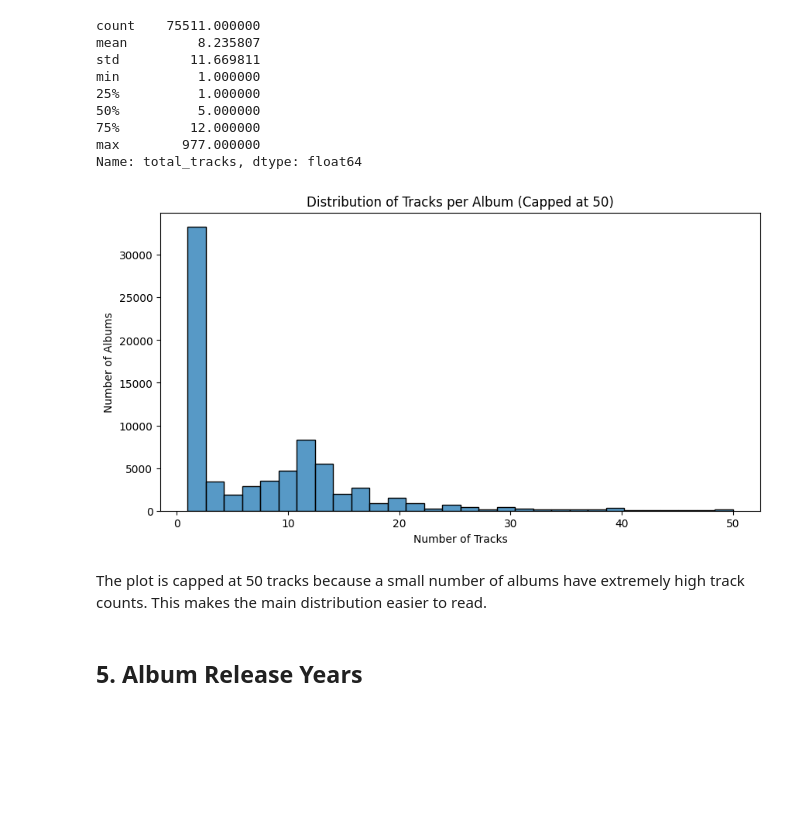
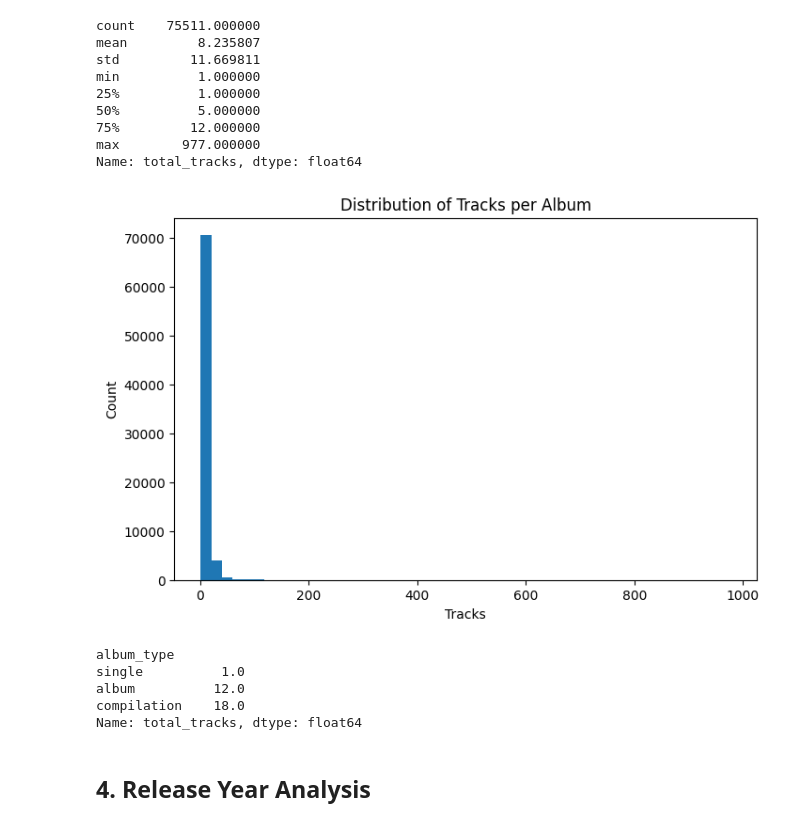
Before and after one commit to ds25m032-Denis-Hoxha/spotify_project, a Jupyter notebook: notebooks/04_albums_eda.ipynb, the cells around one changed output. Cells and saved outputs as stored; diff of their text form; code cells hidden in the pictures; blank space fills up the shorter version.

```diff
--- a/notebooks/04_albums_eda.ipynb
+++ b/notebooks/04_albums_eda.ipynb
@@ -15,7 +21,6 @@ from pathlib import Path
 import sys
 import warnings
 
-import duckdb
 import pandas as pd
 import matplotlib.pyplot as plt
 import seaborn as sns
@@ -25,6 +30,17 @@ warnings.filterwarnings("ignore")
 PROJECT_ROOT = Path.cwd().parents[0] if Path.cwd().name == "notebooks" else Path.cwd()
 sys.path.append(str(PROJECT_ROOT))
 
-from config.paths import DUCKDB_PATH
+processed_dir = PROJECT_ROOT / "data" / "processed"
 
-con = duckdb.connect(DUCKDB_PATH)
+albums = pd.read_parquet(
+    processed_dir / "albums_clean.parquet"
+)
+
+tracks = pd.read_parquet(
+    processed_dir / "tracks_clean.parquet"
+)
+
+print(f"Albums loaded: {len(albums):,}")
+print(f"Tracks loaded: {len(tracks):,}")
+
+albums.shape
@@ -31,4 +50,0 @@ con = duckdb.connect(DUCKDB_PATH)
-# %%
-albums = con.execute("SELECT * FROM albums").df()
-
-albums.shape
@@ -163,22 +134,30 @@ min          1.000000
 max        977.000000
 Name: total_tracks, dtype: float64
 # %%
-plt.figure(figsize=(10, 5))
+plt.figure(figsize=(8,5))
 
-sns.histplot(
-    albums[albums["total_tracks"] <= 50]["total_tracks"],
-    bins=30
+plt.hist(
+    albums["total_tracks"],
+    bins=50
 )
 
-plt.title("Distribution of Tracks per Album (Capped at 50)")
-plt.xlabel("Number of Tracks")
-plt.ylabel("Number of Albums")
+plt.title("Distribution of Tracks per Album")
+plt.xlabel("Tracks")
+plt.ylabel("Count")
 
 plt.show()
 # %% [output]
-[figure, old version]
+[figure, new version]
-# %% [markdown]
-The plot is capped at 50 tracks because a small number of albums have extremely high track counts. This makes the main distribution easier to read.
-# %% [markdown]
-## 5. Album Release Years
+# %%
+albums.groupby(
+    "album_type"
+)["total_tracks"].median().sort_values()
+# %% [output]
+album_type
+single          1.0
+album          12.0
+compilation    18.0
+Name: total_tracks, dtype: float64
+# %% [markdown]
+## 4. Release Year Analysis
 # %%
```
Also changed, not shown: parts of 52 cells of this notebook, 1 other file.
